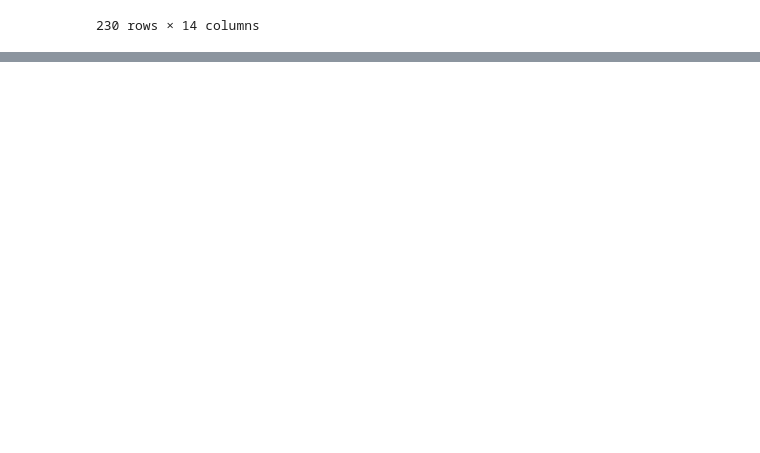
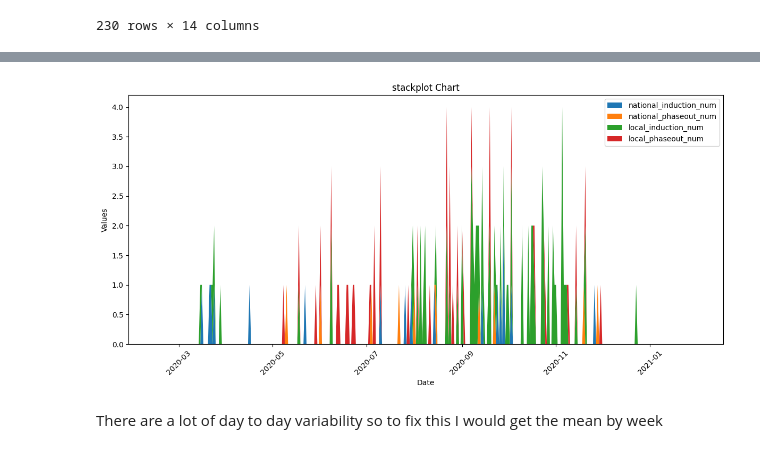
Before and after one commit to biogear13/country-factors-mobility, a Jupyter notebook: data_cleaning.ipynb, the cells around one changed output, grey strips where cells are left out. Cells and saved outputs as stored; diff of their text form; code cells hidden in the pictures; blank space fills up the shorter version.

```diff
--- a/data_cleaning.ipynb
+++ b/data_cleaning.ipynb
@@ -594,0 +912,6 @@ timeline.sample(frac=0.005, random_state=1).compute()
+# %%
+graph_columns(country_df, numerical_np, "stackplot")
+# %% [output]
+[figure, added]
+# %% [markdown]
+There are a lot of day to day variability so to fix this I would get the mean by week
```
Also changed, not shown: parts of 76 cells of this notebook, 8 other files.
